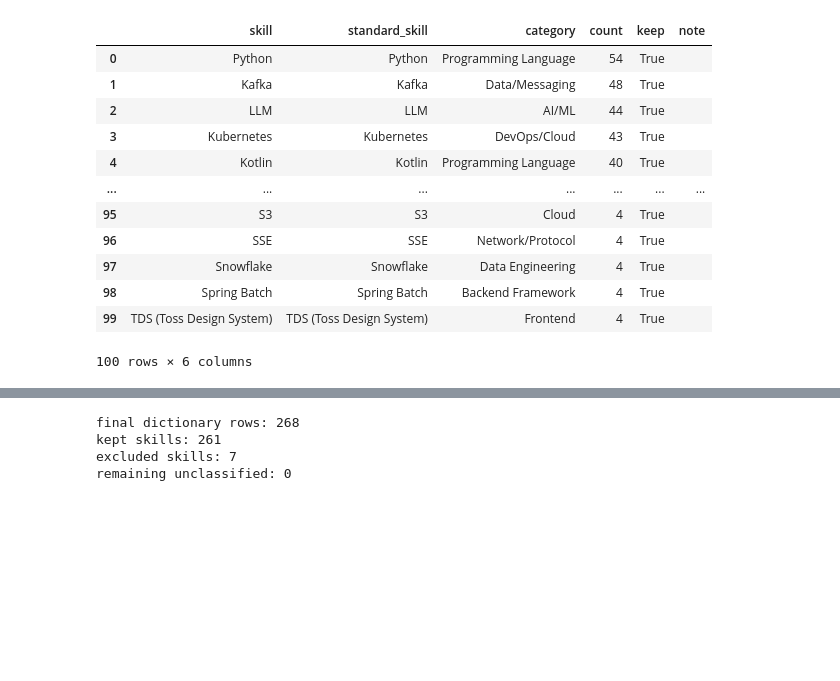
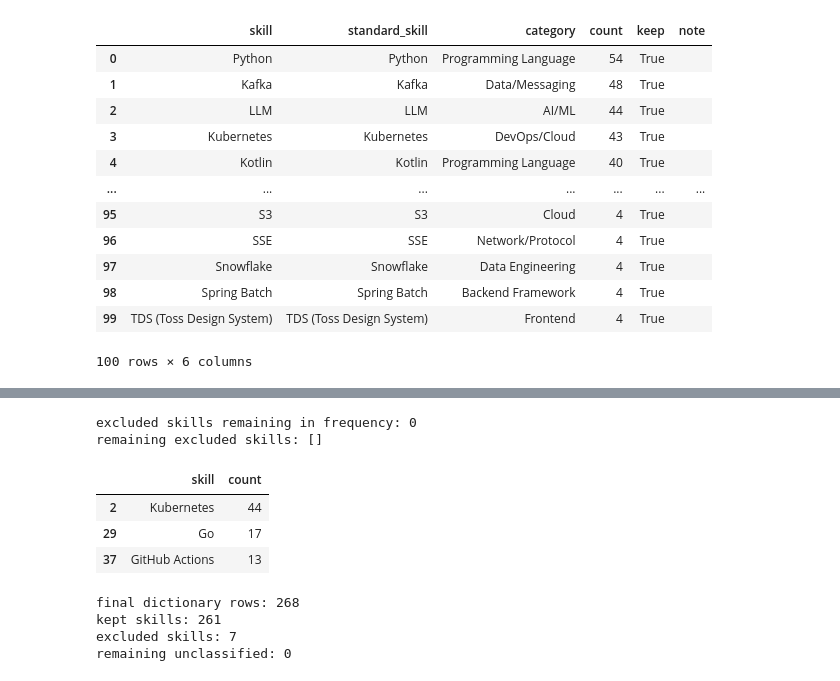
Before and after one commit to llunh/SkillBridge, a Jupyter notebook: notebooks/04_c_preprocessing.ipynb, the cells around one changed output, grey strips where cells are left out. Saved outputs shown, nothing was run; the diff lists cells and outputs as text; code cells hidden in the pictures; blank space fills up the shorter version.

```diff
--- a/notebooks/04_c_preprocessing.ipynb
+++ b/notebooks/04_c_preprocessing.ipynb
@@ -2304,3 +2373,54 @@ display(final_skill_dictionary_df.head(100))
+# %%
+# --------------------------------------------------
+# 최종 빈도 집계 검증
+# --------------------------------------------------
+
+excluded_skill_names = set(
+    final_skill_dictionary_df.loc[
+        final_skill_dictionary_df["keep"] == False,
+        "standard_skill"
+    ]
+)
+
+frequency_skill_names = set(
+    final_skill_freq_df["skill"]
+)
+
+remaining_excluded = (
+    excluded_skill_names
+    & frequency_skill_names
+)
+
+print(
+    "excluded skills remaining in frequency:",
+    len(remaining_excluded)
+)
+
+print(
+    "remaining excluded skills:",
+    sorted(remaining_excluded)
+)
+
+check_skills = [
+    "Kubernetes",
+    "Go",
+    "GitHub Actions",
+]
+
+display(
+    final_skill_freq_df[
+        final_skill_freq_df["skill"].isin(
+            check_skills
+        )
+    ]
+)
+# %% [output]
+excluded skills remaining in frequency: 0
+remaining excluded skills: []
+|  | skill | count |
+| 2 | Kubernetes | 44 |
+| 29 | Go | 17 |
+| 37 | GitHub Actions | 13 |
 # %%
 # --------------------------------------------------
 # 최종 Skill Dictionary 검증
```
Also changed, not shown: parts of 4 cells of this notebook, 1 other file.
